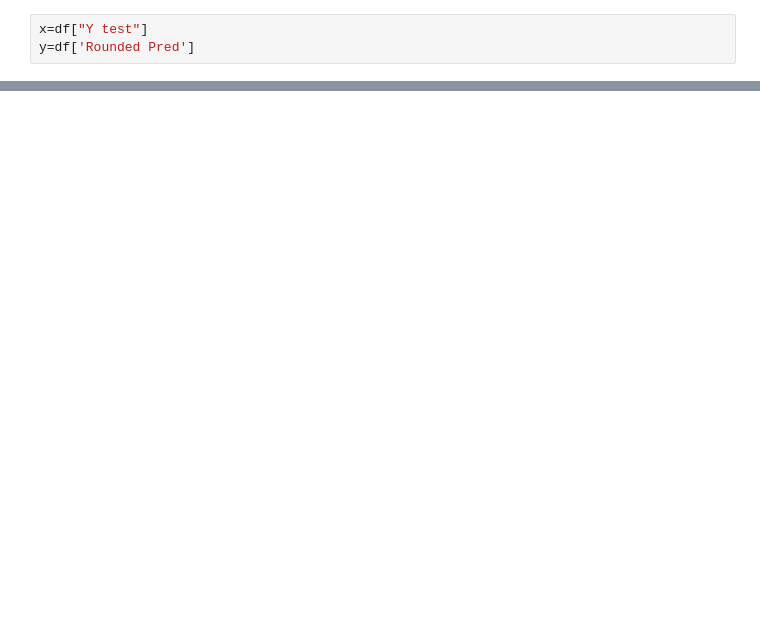
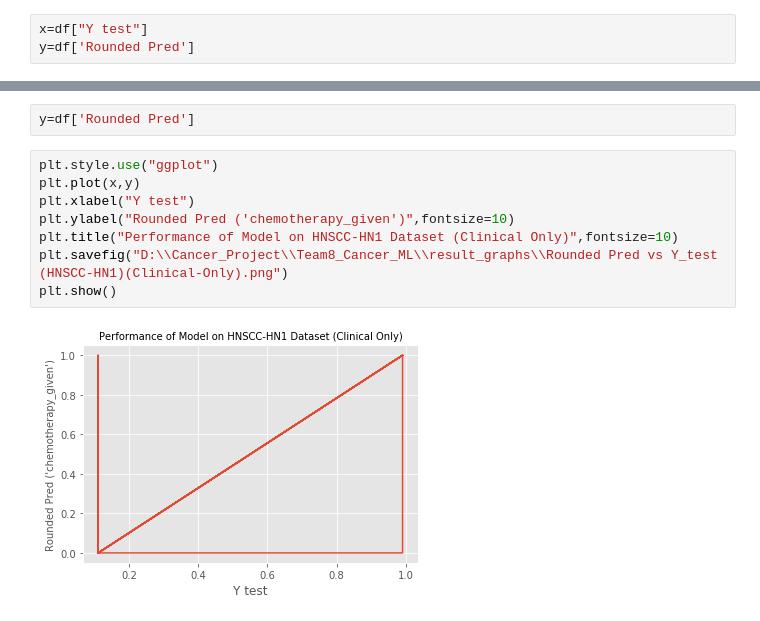
Before and after one commit to NM-Supercomputing-Challenge/Team8_Cancer_ML, a Jupyter notebook: data_vis.ipynb, the cells around one changed output, grey strips where cells are left out. Drawn from its saved outputs; the diff is of its cells as text; blank space fills up the shorter version.

```diff
--- a/data_vis.ipynb
+++ b/data_vis.ipynb
@@ -82,0 +109,12 @@ plt.show()
+# %%
+y=df['Rounded Pred']
+# %%
+plt.style.use("ggplot")
+plt.plot(x,y)
+plt.xlabel("Y test")
+plt.ylabel("Rounded Pred ('chemotherapy_given')",fontsize=10)
+plt.title("Performance of Model on HNSCC-HN1 Dataset (Clinical Only)",fontsize=10)
+plt.savefig("D:\\Cancer_Project\\Team8_Cancer_ML\\result_graphs\\Rounded Pred vs Y_test (HNSCC-HN1)(Clinical-Only).png")
+plt.show()
+# %% [output]
+[figure, added]
```
Also changed, not shown: parts of 8 cells of this notebook.
